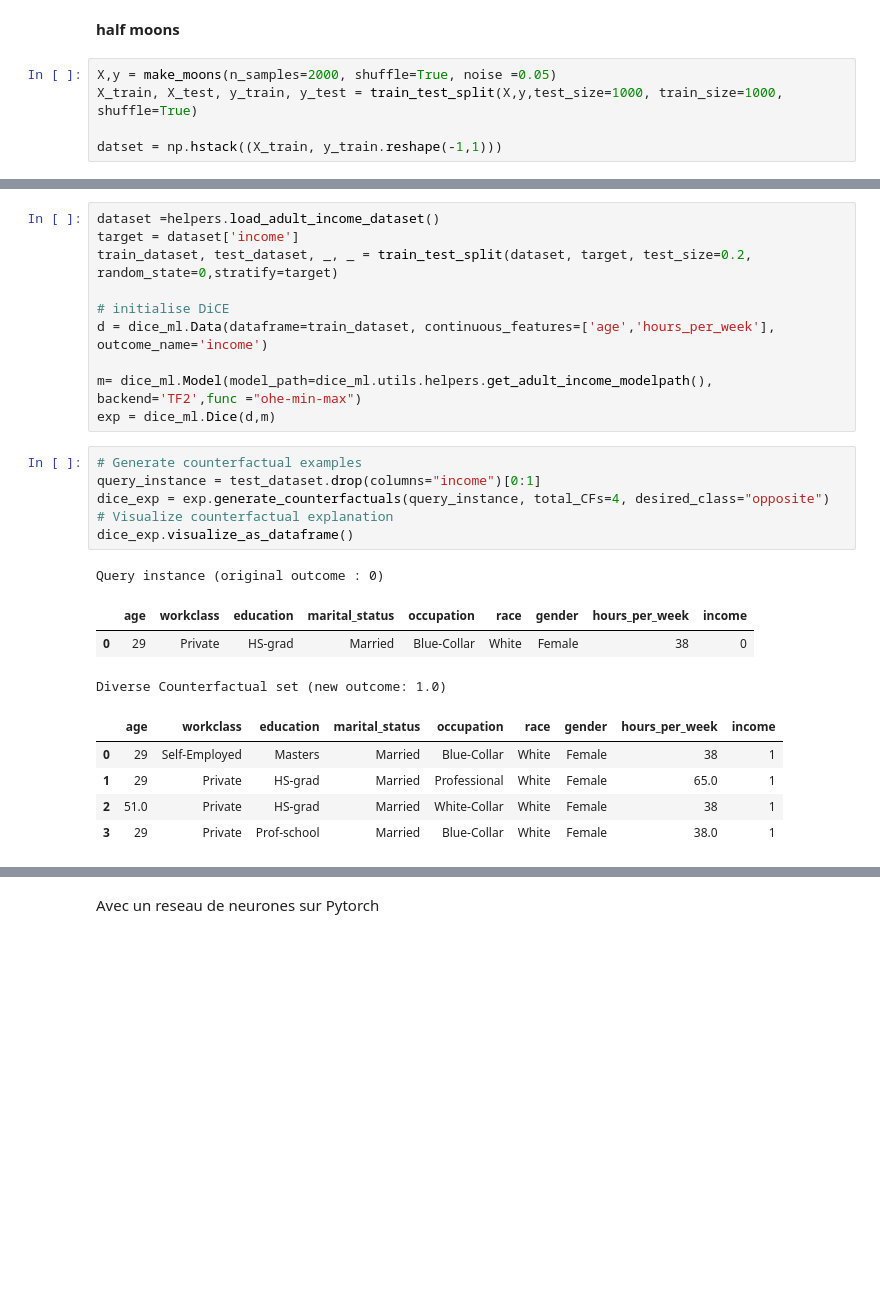
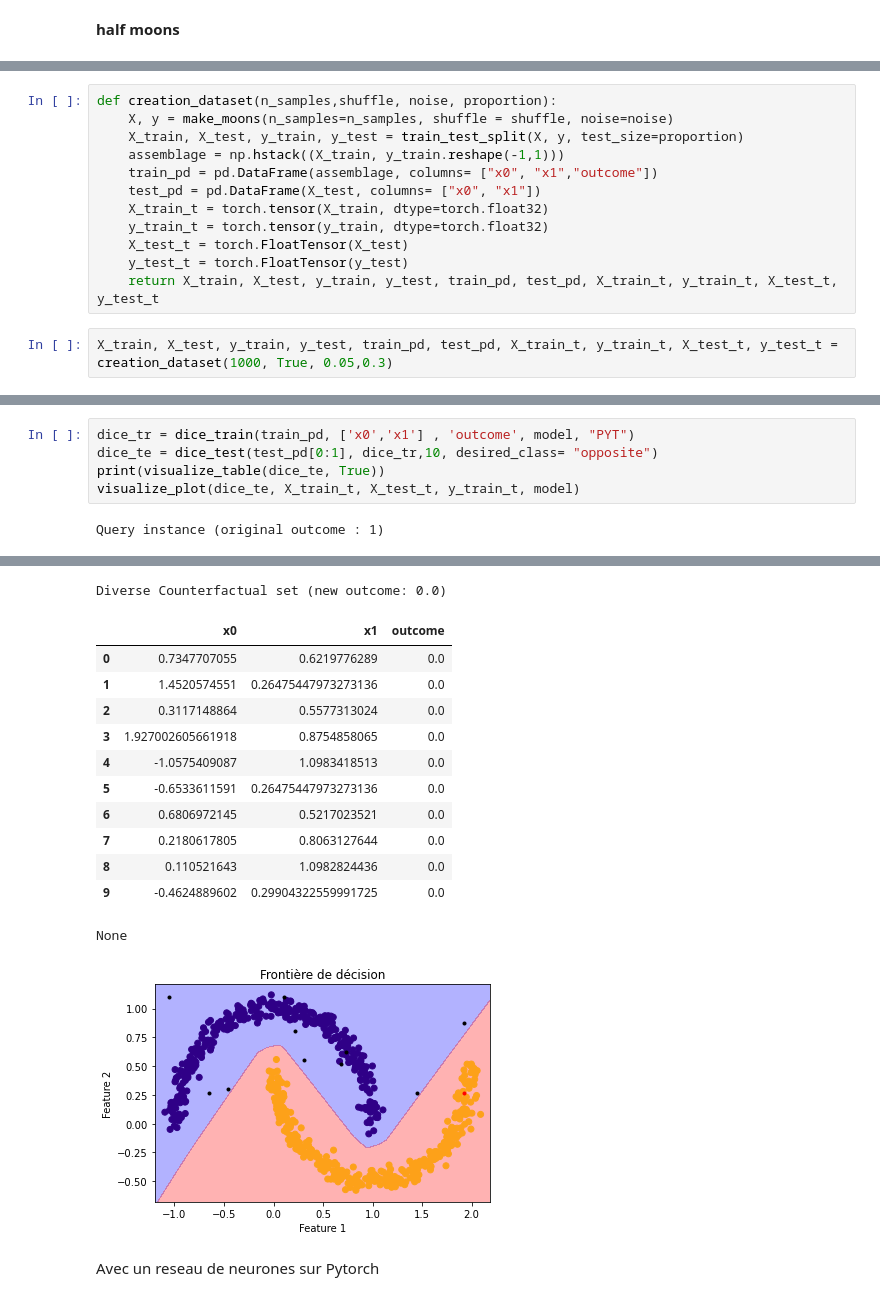
Before and after one commit to pidoux7/XAI, a Jupyter notebook: TME2/TME2_gg.ipynb, the cells around one changed output, grey strips where cells are left out. Cells and saved outputs as stored; diff of their text form; blank space fills up the shorter version.

```diff
--- a/TME2/TME2_gg.ipynb
+++ b/TME2/TME2_gg.ipynb
@@ -29,8 +27,3 @@ from torch.utils.data import DataLoader
 from torchvision import datasets, transforms
 # %% [markdown]
 **half moons**
-# %%
-X,y = make_moons(n_samples=2000, shuffle=True, noise =0.05)
-X_train, X_test, y_train, y_test = train_test_split(X,y,test_size=1000, train_size=1000, shuffle=True)
-
-datset = np.hstack((X_train, y_train.reshape(-1,1)))
@@ -59,0 +30,14 @@ print(test_dataset)
+# %%
+def creation_dataset(n_samples,shuffle, noise, proportion):
+    X, y = make_moons(n_samples=n_samples, shuffle = shuffle, noise=noise)
+    X_train, X_test, y_train, y_test = train_test_split(X, y, test_size=proportion)
+    assemblage = np.hstack((X_train, y_train.reshape(-1,1)))
+    train_pd = pd.DataFrame(assemblage, columns= ["x0", "x1","outcome"])
+    test_pd = pd.DataFrame(X_test, columns= ["x0", "x1"])
+    X_train_t = torch.tensor(X_train, dtype=torch.float32)
+    y_train_t = torch.tensor(y_train, dtype=torch.float32)
+    X_test_t = torch.FloatTensor(X_test)
+    y_test_t = torch.FloatTensor(y_test)
+    return X_train, X_test, y_train, y_test, train_pd, test_pd, X_train_t, y_train_t, X_test_t, y_test_t
+# %%
+X_train, X_test, y_train, y_test, train_pd, test_pd, X_train_t, y_train_t, X_test_t, y_test_t = creation_dataset(1000, True, 0.05,0.3)
@@ -148,26 +126,7 @@ Diverse Counterfactual set (new outcome: 1.0)
-# %%
-dataset =helpers.load_adult_income_dataset()
-target = dataset['income']
-train_dataset, test_dataset, _, _ = train_test_split(dataset, target, test_size=0.2, random_state=0,stratify=target)
-
-# initialise DiCE
-d = dice_ml.Data(dataframe=train_dataset, continuous_features=['age','hours_per_week'], outcome_name='income')
-
-m= dice_ml.Model(model_path=dice_ml.utils.helpers.get_adult_income_modelpath(), backend='TF2',func ="ohe-min-max")
-exp = dice_ml.Dice(d,m)
-# %%
-# Generate counterfactual examples
-query_instance = test_dataset.drop(columns="income")[0:1]
-dice_exp = exp.generate_counterfactuals(query_instance, total_CFs=4, desired_class="opposite")
-# Visualize counterfactual explanation
-dice_exp.visualize_as_dataframe()
-# %% [output]
-Query instance (original outcome : 0)
-|  | age | workclass | education | marital_status | occupation | race | gender | hours_per_week | income |
-| 0 | 29 | Private | HS-grad | Married | Blue-Collar | White | Female | 38 | 0 |
-Diverse Counterfactual set (new outcome: 1.0)
-|  | age | workclass | education | marital_status | occupation | race | gender | hours_per_week | income |
-| 0 | 29 | Self-Employed | Masters | Married | Blue-Collar | White | Female | 38 | 1 |
-| 1 | 29 | Private | HS-grad | Married | Professional | White | Female | 65.0 | 1 |
-| 2 | 51.0 | Private | HS-grad | Married | White-Collar | White | Female | 38 | 1 |
-| 3 | 29 | Private | Prof-school | Married | Blue-Collar | White | Female | 38.0 | 1 |
+# %%
+dice_tr = dice_train(train_pd, ['x0','x1'] , 'outcome', model, "PYT")
+dice_te = dice_test(test_pd[0:1], dice_tr,10, desired_class= "opposite")
+print(visualize_table(dice_te, True))
+visualize_plot(dice_te, X_train_t, X_test_t, y_train_t, model)
+# %% [output]
+Query instance (original outcome : 1)
@@ -174,3 +135,17 @@ Diverse Counterfactual set (new outcome: 1.0)
+Diverse Counterfactual set (new outcome: 0.0)
+|  | x0 | x1 | outcome |
+| 0 | 0.7347707055 | 0.6219776289 | 0.0 |
+| 1 | 1.4520574551 | 0.26475447973273136 | 0.0 |
+| 2 | 0.3117148864 | 0.5577313024 | 0.0 |
+| 3 | 1.927002605661918 | 0.8754858065 | 0.0 |
+| 4 | -1.0575409087 | 1.0983418513 | 0.0 |
+| 5 | -0.6533611591 | 0.26475447973273136 | 0.0 |
+| 6 | 0.6806972145 | 0.5217023521 | 0.0 |
+| 7 | 0.2180617805 | 0.8063127644 | 0.0 |
+| 8 | 0.110521643 | 1.0982824436 | 0.0 |
+| 9 | -0.4624889602 | 0.29904322559991725 | 0.0 |
+None
+[figure, added]
 # %% [markdown]
 Avec un reseau de neurones sur Pytorch
 # %%
```
Also changed, not shown: parts of 25 cells of this notebook.
